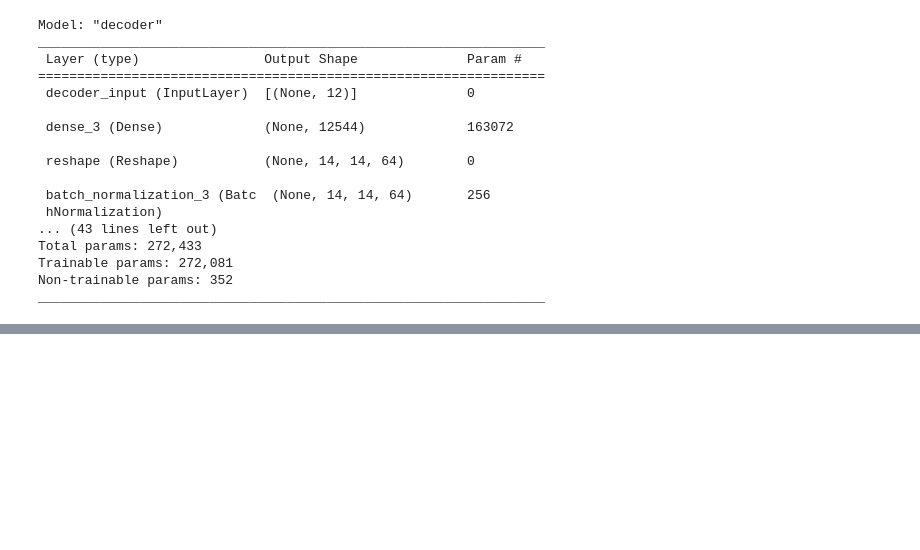
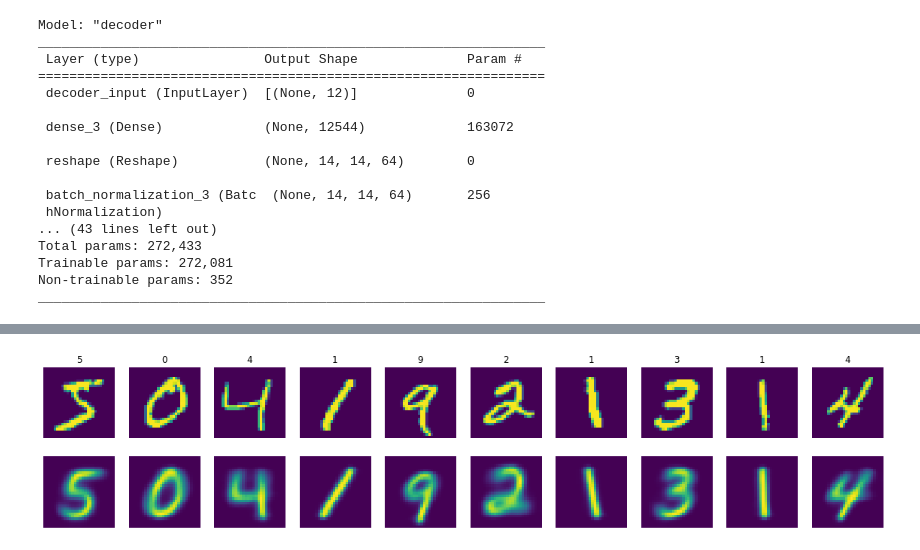
Before and after one commit to nderus/H-VAE, a Jupyter notebook: train.ipynb, the cells around one changed output, grey strips where cells are left out. Drawn from its saved outputs; the diff is of its cells as text; code cells hidden in the pictures; blank space fills up the shorter version.

Commit message:
second stage

```diff
--- a/train.ipynb
+++ b/train.ipynb
@@ -25,11 +25,13 @@ backend.clear_session()
 # %%
 # TO DO: this should be passed as arguments
 dataset_name = 'mnist'
-model_name = 'CVAE'
+model_name = 'CVAE_2stage'
 kl_coefficient = 1
 encoded_dim = 2
+second_dim = 64
 learning_rate = 0.0001
-epoch_count = 1
+epoch_count = 50
+epoch_count2 = 50
 batch_size = 100
 patience = 5
 # %%
@@ -227,8 +245,8 @@ cvae2 = SecondStage(encoder_2, decoder_2, category_count, batch_size)
 opt2 = keras.optimizers.Adam(learning_rate = learning_rate)
 cvae2.compile(optimizer = opt2, run_eagerly=False)
 # %%
-history = cvae2.fit([z_cond, train_y_one_hot[:1000]],
+history2 = cvae2.fit([z_cond, train_y_one_hot[:1000]],
                     validation_data = None,
-                   epochs = epoch_count,
+                   epochs = epoch_count2,
                    batch_size = batch_size)
 # %% [output]
@@ -238,0 +270,7 @@ AttributeError: in user code:
+# %%
+from reconstructions import reconstructions2
+z_hat = cvae2.posterior(z_cond, train_y_one_hot[:1000])
+
+reconstructions2(cvae, train_x, train_y, z_hat, labels)
+# %% [output]
+[figure, added]
```
Also changed, not shown: parts of 14 cells of this notebook, 4 other files.
